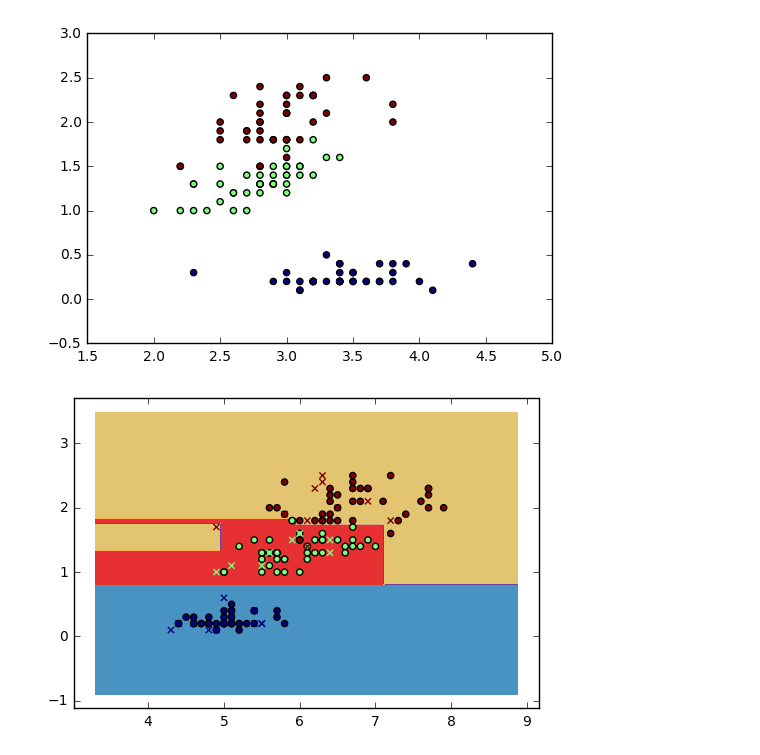
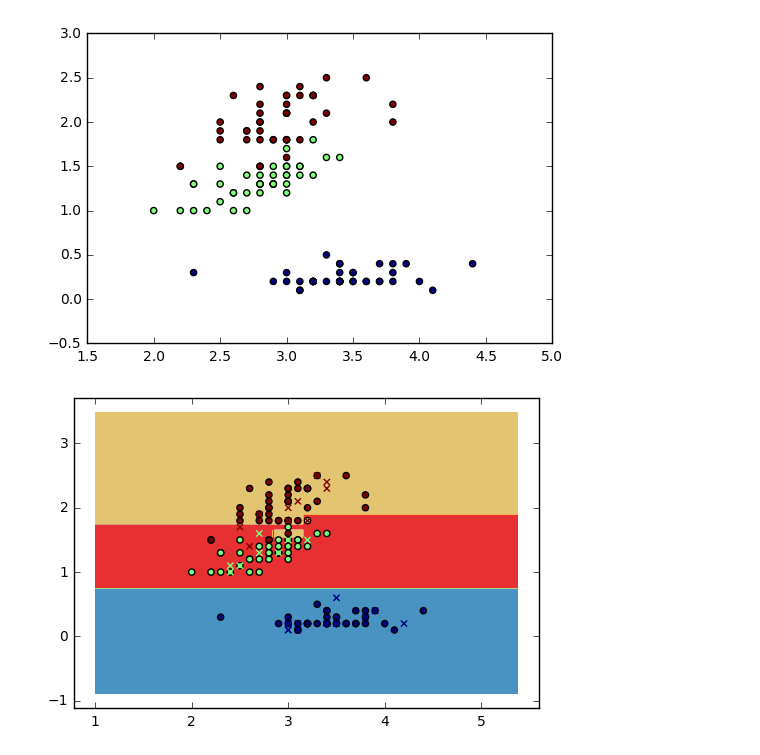
Before and after one commit to MarieRoald/MLkurs, a Jupyter notebook: notebooks/iris.ipynb, the cells around one changed output. Cells and saved outputs as stored; diff of their text form; code cells hidden in the pictures.

```diff
--- a/notebooks/iris.ipynb
+++ b/notebooks/iris.ipynb
@@ -69,23 +69,23 @@ def plot_boundary(X,y,clf,plot_step = 0.02):
     Z = Z.reshape(xx.shape)
     cs = plt.contourf(xx, yy, Z, cmap=plt.cm.Paired)
 # %%
-F1 = 0
+F1 = 1
 F2 = 3
 
 X = iris.data[:, [F1,F2]]
 y = iris.target
 
 
 clf = tree.DecisionTreeClassifier()
 clf.fit(train_data[:, [F1,F2]],train_target)
 
 plot_boundary(X,y,clf)
 
 plt.scatter(train_data[:,F1],train_data[:,F2],c=train_target,marker='o')
 
 plt.scatter(test_data[:,F1],test_data[:,F2],c=test_target,marker='x')
 
 #plt.scatter()
 plt.show()
 # %% [output]
-[figure, old version]
+[figure, new version]
```
Also changed, not shown: 1 other file.
